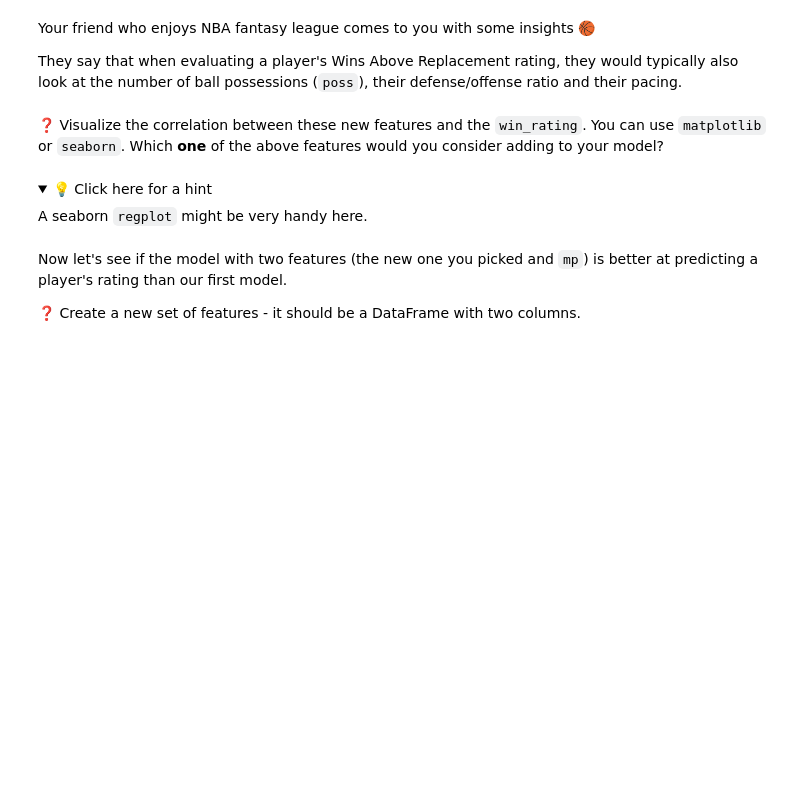
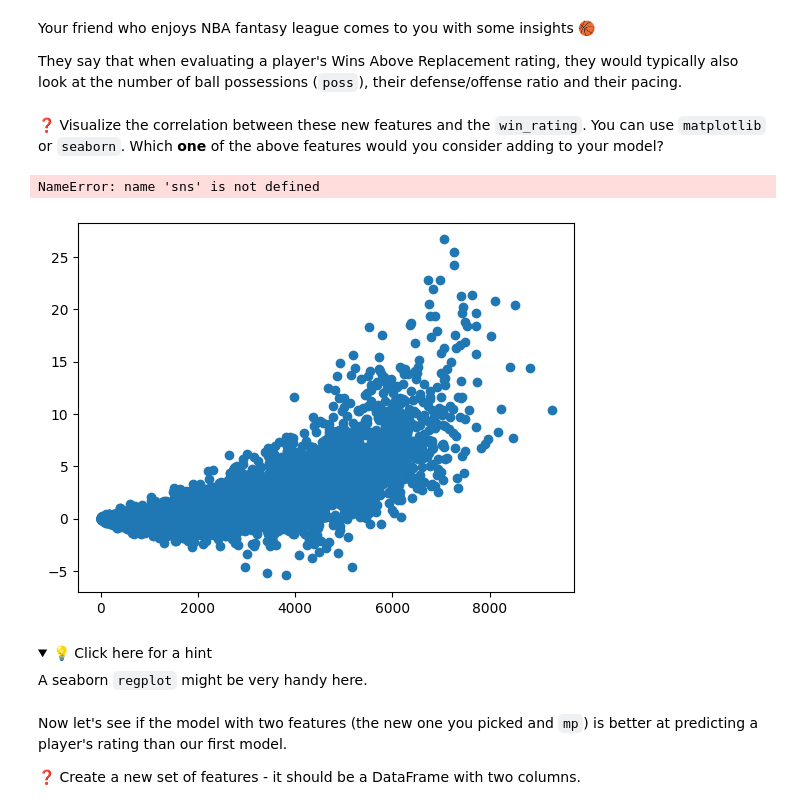
Before and after one commit to gidahuss/data-linear-regression, a Jupyter notebook: Linear_Regression.ipynb, the cells around one changed output. Saved outputs shown, nothing was run; the diff lists cells and outputs as text; code cells hidden in the pictures; folded sections open; blank space fills up the shorter version.

```diff
--- a/Linear_Regression.ipynb
+++ b/Linear_Regression.ipynb
@@ -302,3 +300,20 @@ They say that when evaluating a player's Wins Above Replacement rating, they wou
+# %%
+model = LinearRegression()
+nba['poss']
+
+# Define X and y
+X1 = nba[['mp']]
+X2 = nba[['poss']]
+y = nba['win_rating']
+
+# Train the model on the data
+model.fit(X2, y)
+
+plt.scatter(X2, y)
+sns.regplot(X2, y)
+# %% [output]
+NameError: name 'sns' is not defined
+[figure, added]
 # %% [markdown]
 <details>
     <summary>💡 Click here for a hint</summary>
```
Also changed, not shown: parts of 7 cells of this notebook, 1 other file.
